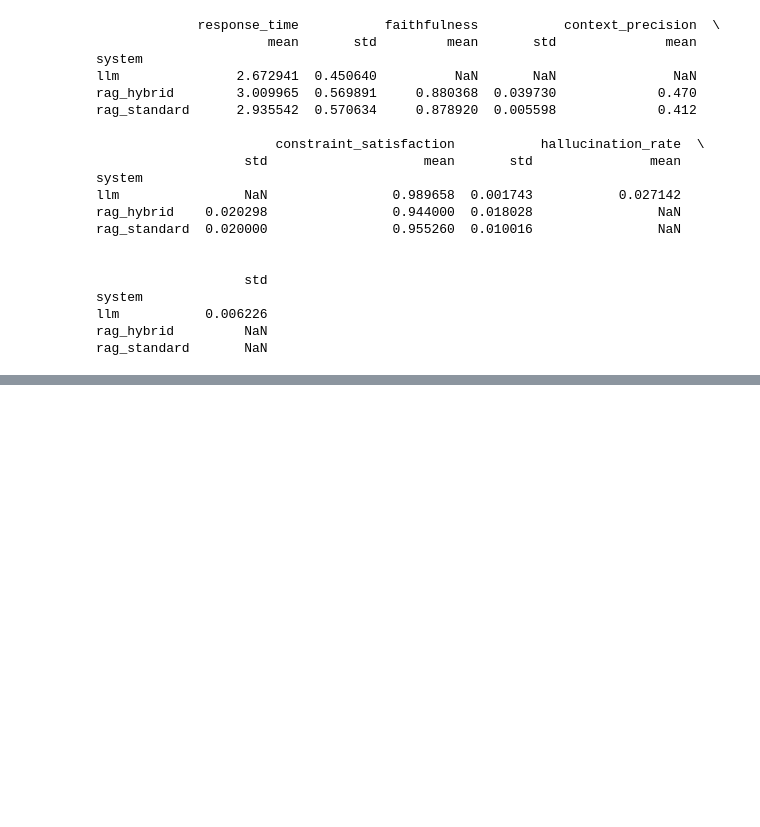
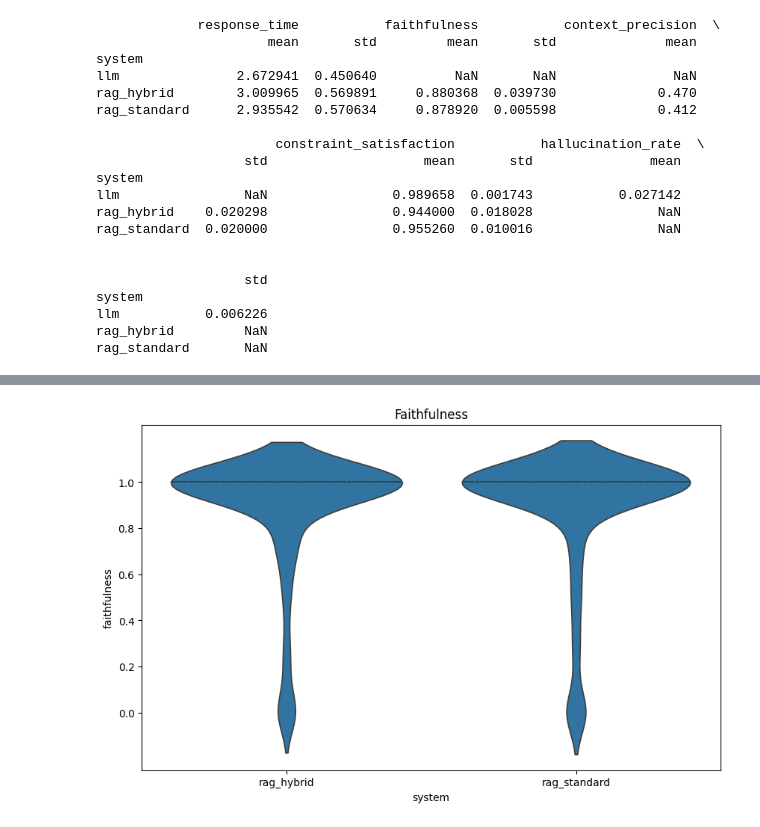
Before and after one commit to givertri/RAG, a Jupyter notebook: analysis/repetition.ipynb, the cells around one changed output, grey strips where cells are left out. Drawn from its saved outputs; the diff is of its cells as text; code cells hidden in the pictures; blank space fills up the shorter version.

```diff
--- a/analysis/repetition.ipynb
+++ b/analysis/repetition.ipynb
@@ -76,0 +140,19 @@ rag_standard       NaN
+# %%
+df1['seed'] = 42
+df2['seed'] = 43
+df3['seed'] = 44
+
+# Combine them into one "Master" dataframe
+all_data = pd.concat([df1, df2, df3], ignore_index=True)
+# %%
+# Filter
+plot_df = all_data[all_data["system"].isin(["rag_hybrid", "rag_standard"])]
+
+# Violin plot
+plt.figure(figsize=(10, 6))
+sns.violinplot(data=plot_df, x="system", y="faithfulness", inner="quartile")
+plt.yticks([0.0, 0.2, 0.4, 0.6, 0.8, 1.0])
+plt.title("Faithfulness")
+plt.show()
+# %% [output]
+[figure, added]
```
Also changed, not shown: parts of 7 cells of this notebook, 4 other files.
